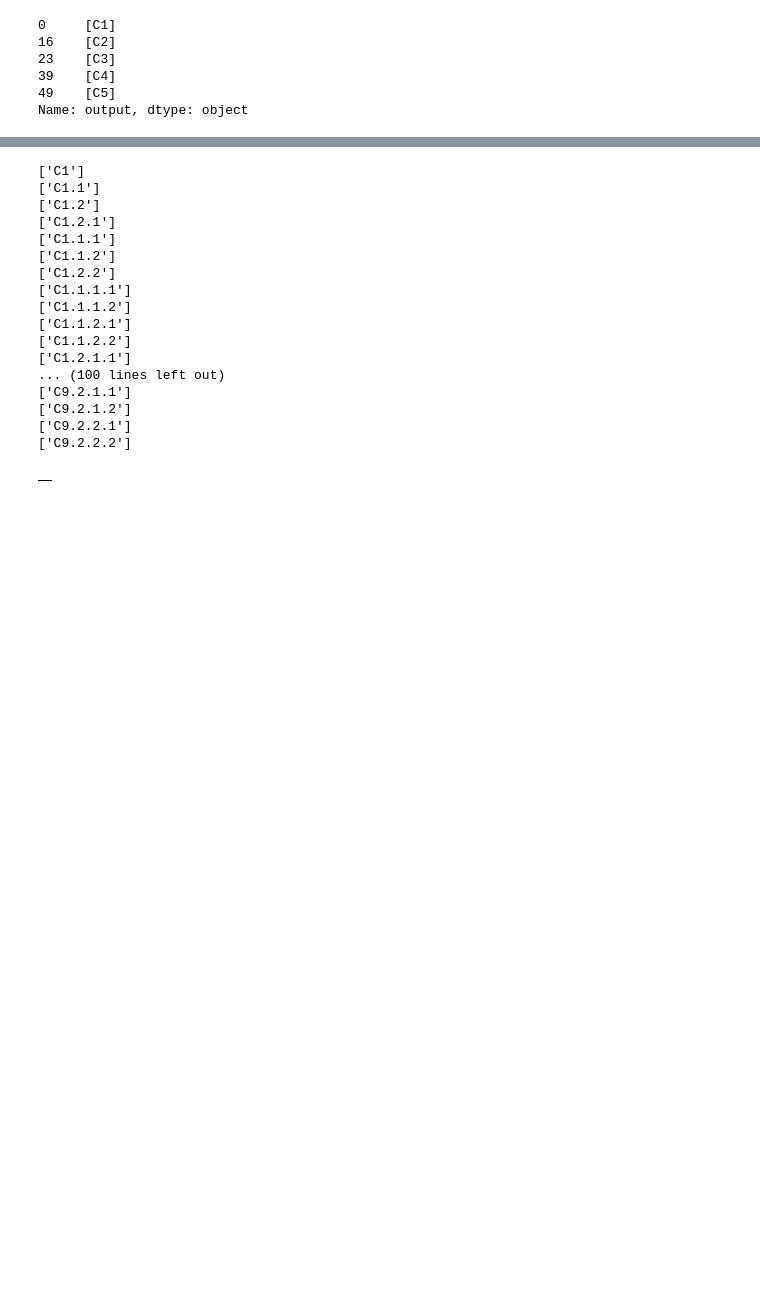
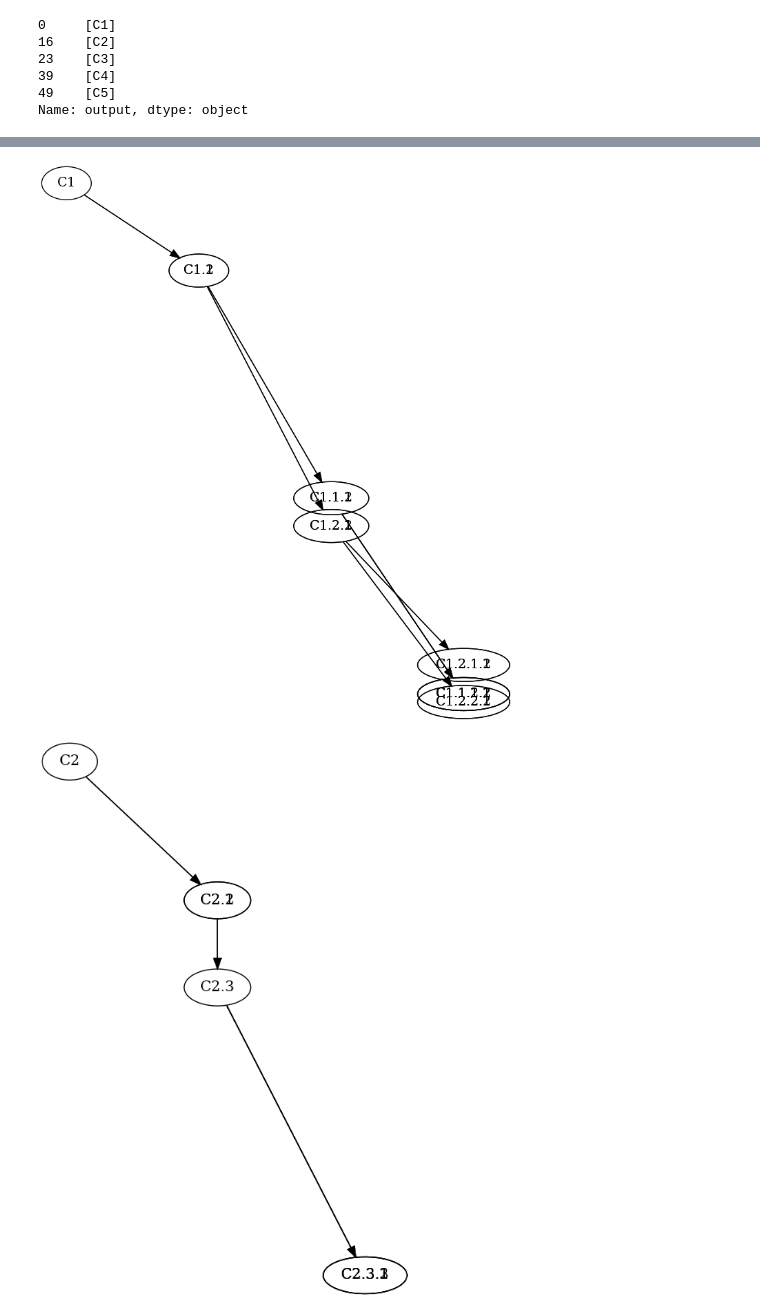
Before and after one commit to Valentin-Molina/ecn_radiobiology, a Jupyter notebook: notebook/Valentin_arbres_2.ipynb, the cells around one changed output, grey strips where cells are left out. Drawn from its saved outputs; the diff is of its cells as text; code cells hidden in the pictures; blank space fills up the shorter version.

Commit message:
add and correct labels for the graph of the trees

```diff
--- a/notebook/Valentin_arbres_2.ipynb
+++ b/notebook/Valentin_arbres_2.ipynb
@@ -165,26 +162,45 @@ for graph in graphs:
 [figure]
 [figure]
 # %%
-tree1 = trees[trees["root_cell"] == "C1"]
-t1 = trees.groupby(["root_cell"])
-t1.describe()
-t1.apply(event_to_str)
+import pygraphviz as pgv
+from IPython.display import Image, display
+
+size_factor = 50;
+
+def draw(dot):
+    return display(Image(pgv.AGraph(dot).draw(format='png', prog='neato')))
+    # return display(Image(pgv.AGraph(dot).draw(format='png', prog='neato'))) # with distance : not currently functionnal
+
+def event_to_str(row, cell):
+    dot_txt = cell + " [ pos = \"0,0!\" ]"
+    if row.root_cell == cell:
+        cell
+        for c_i in row.input:
+            for c_o in row.output:
+                pos_x_o = (len(c_o)/2 -1)*2
+                dot_txt += c_o.replace(".", "") + " [ label = \"" +c_o+ "\", pos = \""+str(pos_x_o)+","+str(-row.time/size_factor)+"!\"] \n"
+                dot_txt +=  c_i.replace(".", "") + " -> " + c_o.replace(".", "") + "\n"
+        if row.event == "death" :
+            dot_txt += row.input[0].replace(".", "") + " -> death \n"
+        # if row.event == "end" :
+        #     str += row.input[0].replace(".", "") + " -> alive \n" # Don't give a great looking result.
+
+    return dot_txt
+
+graphs = []
+for c in obtain_roots(experience) :
+    g = lambda row : event_to_str(row, c)
+
+    t = trees.apply(g, axis=1)
+    graph = "digraph top {"
+    for row in t:
+        if row!="" :
+            graph += row
+    graph += "}"
+    graphs.append(graph)
+
+for graph in graphs:
+    draw(graph)
 # %% [output]
-['C1']
-['C1.1']
-['C1.2']
-['C1.2.1']
-['C1.1.1']
-['C1.1.2']
-['C1.2.2']
-['C1.1.1.1']
-['C1.1.1.2']
-['C1.1.2.1']
-['C1.1.2.2']
-['C1.2.1.1']
-... (100 lines left out)
-['C9.2.1.1']
-['C9.2.1.2']
-['C9.2.2.1']
-['C9.2.2.2']
-|  |
+[figure, added]
+[figure, added]
```
Also changed, not shown: parts of 6 cells of this notebook.
